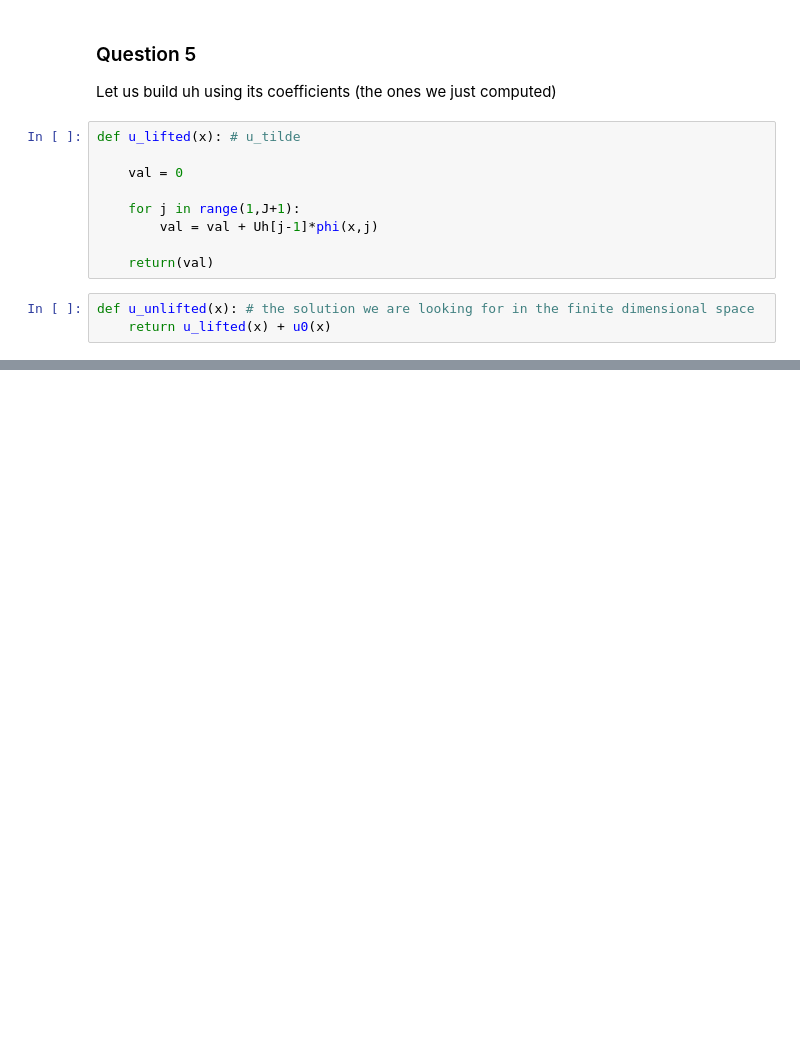
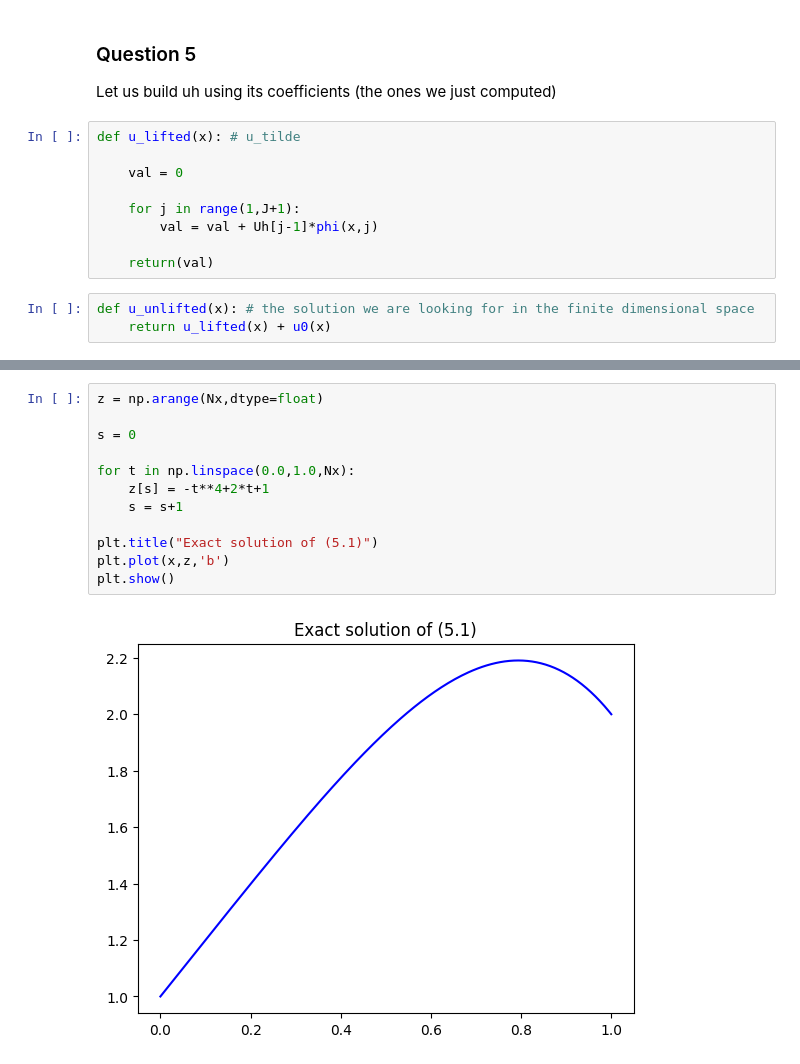
Before and after one commit to cagnol/PDE-Lab-2026, a Jupyter notebook: notebook.ipynb, the cells around one changed output, grey strips where cells are left out. Saved outputs shown, nothing was run; the diff lists cells and outputs as text; blank space fills up the shorter version.

```diff
--- a/notebook.ipynb
+++ b/notebook.ipynb
@@ -271,0 +279,14 @@ plt.show()
+# %%
+z = np.arange(Nx,dtype=float)
+
+s = 0
+
+for t in np.linspace(0.0,1.0,Nx):
+    z[s] = -t**4+2*t+1
+    s = s+1
+
+plt.title("Exact solution of (5.1)")
+plt.plot(x,z,'b')
+plt.show()
+# %% [output]
+[figure, added]
```
Also changed, not shown: parts of 5 cells of this notebook.
